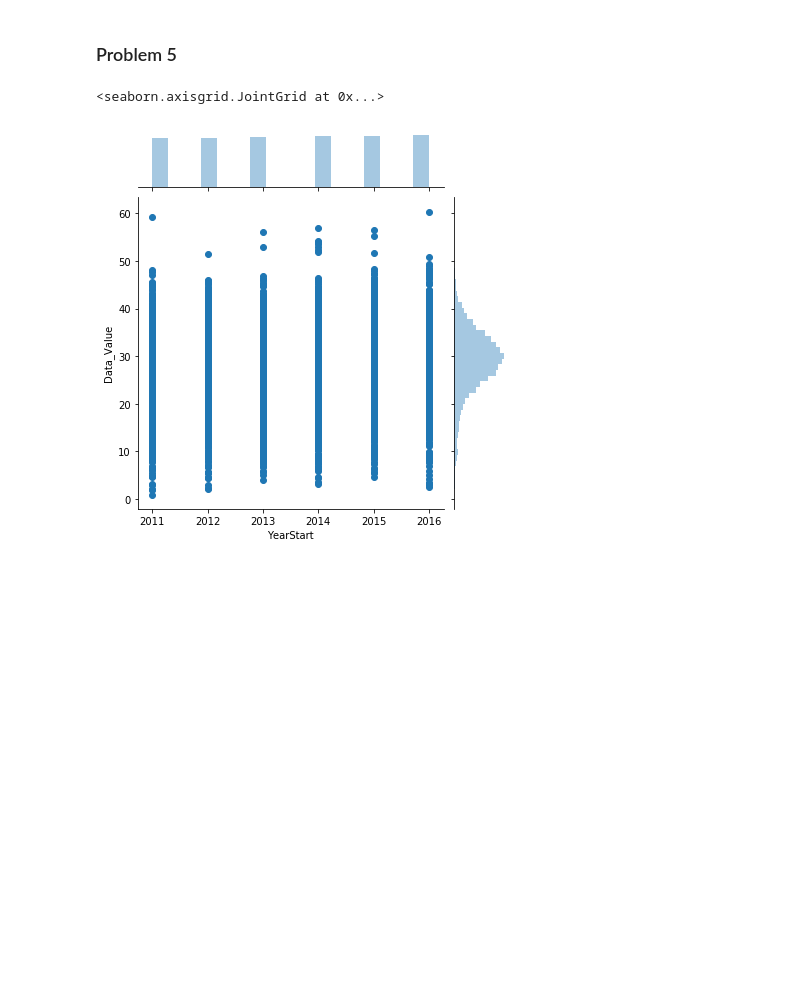
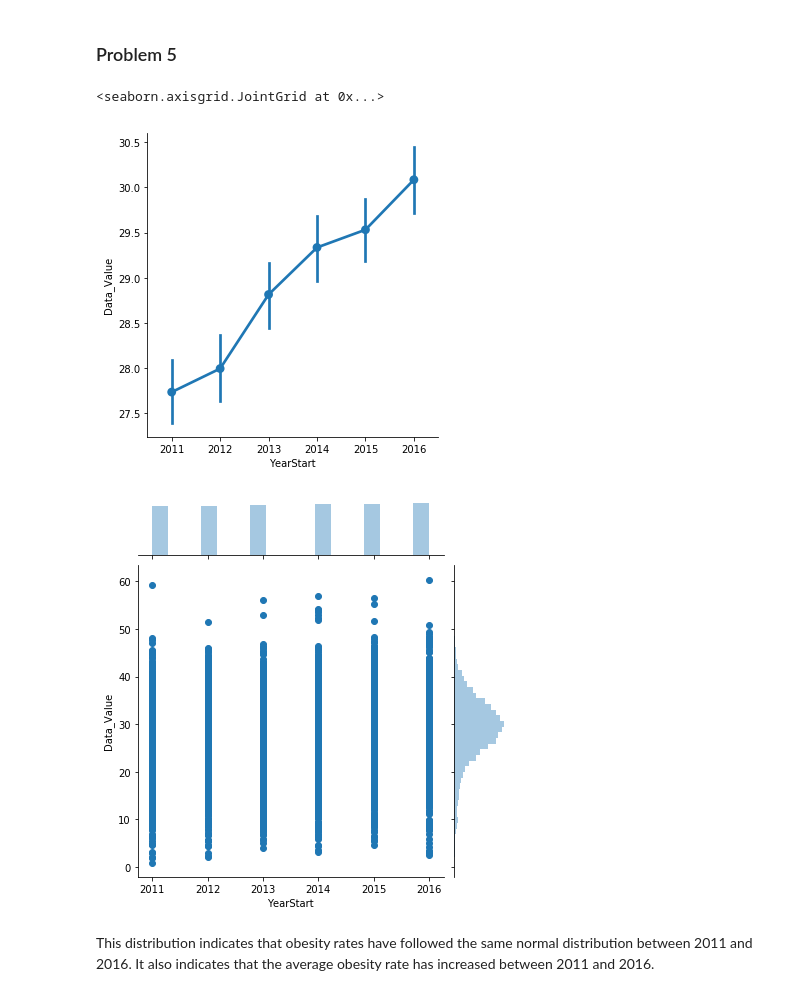
Before and after one commit to INFO3401/problem-set-7-jp1044, a Jupyter notebook: wednesday_problem_set.ipynb, the cells around one changed output. Cells and saved outputs as stored; diff of their text form; code cells hidden in the pictures; blank space fills up the shorter version.

```diff
--- a/wednesday_problem_set.ipynb
+++ b/wednesday_problem_set.ipynb
@@ -64,7 +65,11 @@ This distribution follows a normal distribution. It tells us that the average pe
 ### Problem 5
 # %%
 df_q = data[data['Question'] == "Percent of adults aged 18 years and older who have obesity"]
+sb.factorplot('YearStart', 'Data_Value', data=df_q)
 sb.jointplot('YearStart', 'Data_Value', df_q)
 # %% [output]
 <seaborn.axisgrid.JointGrid at 0x...>
-[figure, old version]
+[figure, new version]
+[figure, added]
+# %% [markdown]
+This distribution indicates that obesity rates have followed the same normal distribution between 2011 and 2016. It also indicates that the average obesity rate has increased between 2011 and 2016.
```
Also changed, not shown: parts of 2 cells of this notebook, 5 other files.
